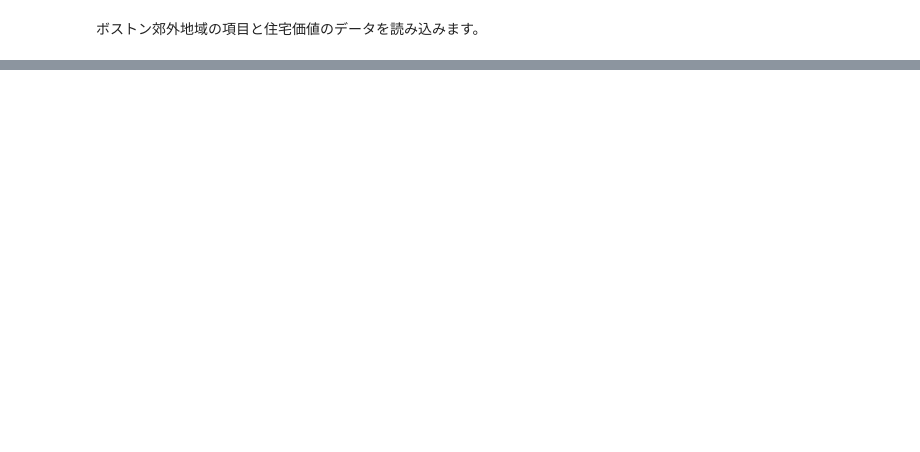
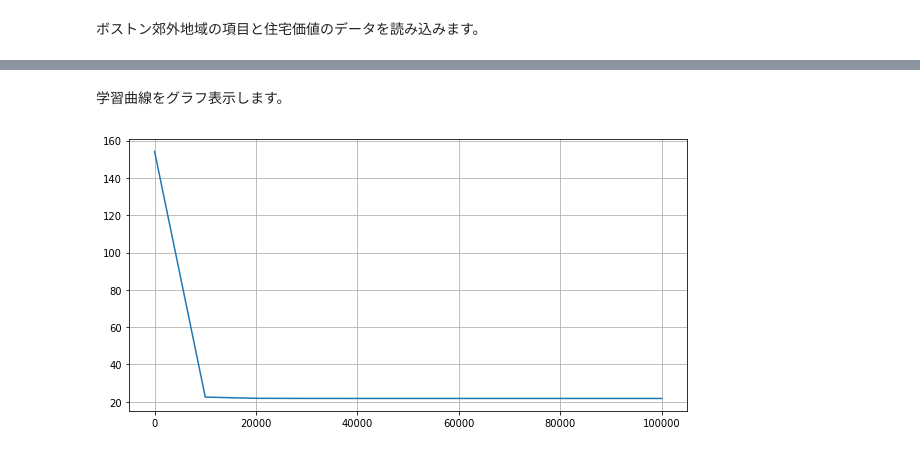
Before and after one commit to david3080/ColabNotebooks, a Jupyter notebook: boston/boston1.ipynb, the cells around one changed output, grey strips where cells are left out. Drawn from its saved outputs; the diff is of its cells as text; code cells hidden in the pictures; blank space fills up the shorter version.

```diff
--- a/boston/boston1.ipynb
+++ b/boston/boston1.ipynb
@@ -55,0 +114,9 @@ print(w)
+# %% [markdown]
+学習曲線をグラフ表示します。
+# %%
+plt.figure(figsize=(10, 5))
+plt.plot(history[:,0], history[:,1])
+plt.grid()
+plt.show()
+# %% [output]
+[figure, added]
```
Also changed, not shown: parts of 10 cells of this notebook, 11 other files.
